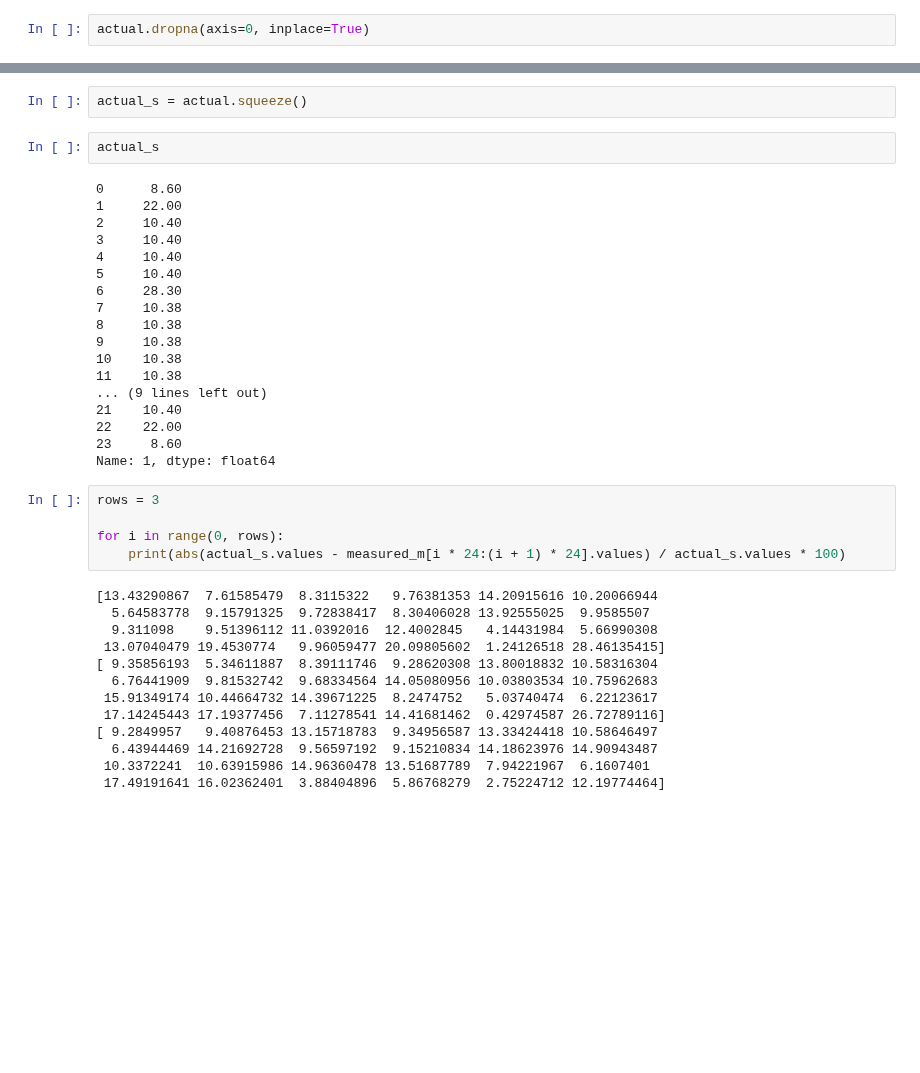
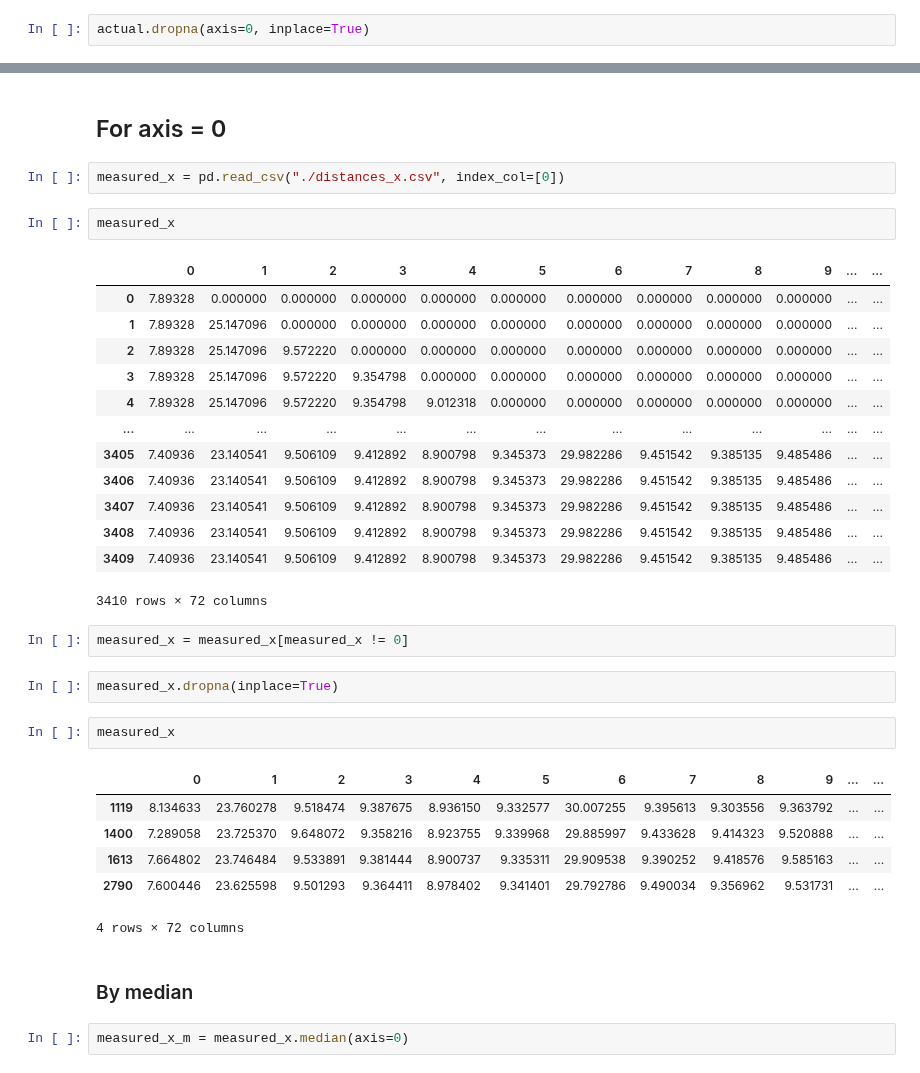
Before and after one commit to enfycius/Bolts, a Jupyter notebook: analysis_distances.ipynb, the cells around one changed output, grey strips where cells are left out. Drawn from its saved outputs; the diff is of its cells as text; blank space fills up the shorter version.

```diff
--- a/analysis_distances.ipynb
+++ b/analysis_distances.ipynb
@@ -182,40 +128,37 @@ Length: 72, dtype: float64
-# %%
-actual_s = actual.squeeze()
-# %%
-actual_s
-# %% [output]
-0      8.60
-1     22.00
-2     10.40
-3     10.40
-4     10.40
-5     10.40
-6     28.30
-7     10.38
-8     10.38
-9     10.38
-10    10.38
-11    10.38
-... (9 lines left out)
-21    10.40
-22    22.00
-23     8.60
-Name: 1, dtype: float64
-# %%
-rows = 3
-
-for i in range(0, rows):
-    print(abs(actual_s.values - measured_m[i * 24:(i + 1) * 24].values) / actual_s.values * 100)
-# %% [output]
-[13.43290867  7.61585479  8.3115322   9.76381353 14.20915616 10.20066944
-  5.64583778  9.15791325  9.72838417  8.30406028 13.92555025  9.9585507
-  9.311098    9.51396112 11.0392016  12.4002845   4.14431984  5.66990308
- 13.07040479 19.4530774   9.96059477 20.09805602  1.24126518 28.46135415]
-[ 9.35856193  5.34611887  8.39111746  9.28620308 13.80018832 10.58316304
-  6.76441909  9.81532742  9.68334564 14.05080956 10.03803534 10.75962683
- 15.91349174 10.44664732 14.39671225  8.2474752   5.03740474  6.22123617
- 17.14245443 17.19377456  7.11278541 14.41681462  0.42974587 26.72789116]
-[ 9.2849957   9.40876453 13.15718783  9.34956587 13.33424418 10.58646497
-  6.43944469 14.21692728  9.56597192  9.15210834 14.18623976 14.90943487
- 10.3372241  10.63915986 14.96360478 13.51687789  7.94221967  6.1607401
- 17.49191641 16.02362401  3.88404896  5.86768279  2.75224712 12.19774464]
+# %% [markdown]
+## For axis = 0
+# %%
+measured_x = pd.read_csv("./distances_x.csv", index_col=[0])
+# %%
+measured_x
+# %% [output]
+|  | 0 | 1 | 2 | 3 | 4 | 5 | 6 | 7 | 8 | 9 | ... | ... |
+| 0 | 7.89328 | 0.000000 | 0.000000 | 0.000000 | 0.000000 | 0.000000 | 0.000000 | 0.000000 | 0.000000 | 0.000000 | ... | ... |
+| 1 | 7.89328 | 25.147096 | 0.000000 | 0.000000 | 0.000000 | 0.000000 | 0.000000 | 0.000000 | 0.000000 | 0.000000 | ... | ... |
+| 2 | 7.89328 | 25.147096 | 9.572220 | 0.000000 | 0.000000 | 0.000000 | 0.000000 | 0.000000 | 0.000000 | 0.000000 | ... | ... |
+| 3 | 7.89328 | 25.147096 | 9.572220 | 9.354798 | 0.000000 | 0.000000 | 0.000000 | 0.000000 | 0.000000 | 0.000000 | ... | ... |
+| 4 | 7.89328 | 25.147096 | 9.572220 | 9.354798 | 9.012318 | 0.000000 | 0.000000 | 0.000000 | 0.000000 | 0.000000 | ... | ... |
+| ... | ... | ... | ... | ... | ... | ... | ... | ... | ... | ... | ... | ... |
+| 3405 | 7.40936 | 23.140541 | 9.506109 | 9.412892 | 8.900798 | 9.345373 | 29.982286 | 9.451542 | 9.385135 | 9.485486 | ... | ... |
+| 3406 | 7.40936 | 23.140541 | 9.506109 | 9.412892 | 8.900798 | 9.345373 | 29.982286 | 9.451542 | 9.385135 | 9.485486 | ... | ... |
+| 3407 | 7.40936 | 23.140541 | 9.506109 | 9.412892 | 8.900798 | 9.345373 | 29.982286 | 9.451542 | 9.385135 | 9.485486 | ... | ... |
+| 3408 | 7.40936 | 23.140541 | 9.506109 | 9.412892 | 8.900798 | 9.345373 | 29.982286 | 9.451542 | 9.385135 | 9.485486 | ... | ... |
+| 3409 | 7.40936 | 23.140541 | 9.506109 | 9.412892 | 8.900798 | 9.345373 | 29.982286 | 9.451542 | 9.385135 | 9.485486 | ... | ... |
+3410 rows × 72 columns
+# %%
+measured_x = measured_x[measured_x != 0]
+# %%
+measured_x.dropna(inplace=True)
+# %%
+measured_x
+# %% [output]
+|  | 0 | 1 | 2 | 3 | 4 | 5 | 6 | 7 | 8 | 9 | ... | ... |
+| 1119 | 8.134633 | 23.760278 | 9.518474 | 9.387675 | 8.936150 | 9.332577 | 30.007255 | 9.395613 | 9.303556 | 9.363792 | ... | ... |
+| 1400 | 7.289058 | 23.725370 | 9.648072 | 9.358216 | 8.923755 | 9.339968 | 29.885997 | 9.433628 | 9.414323 | 9.520888 | ... | ... |
+| 1613 | 7.664802 | 23.746484 | 9.533891 | 9.381444 | 8.900737 | 9.335311 | 29.909538 | 9.390252 | 9.418576 | 9.585163 | ... | ... |
+| 2790 | 7.600446 | 23.625598 | 9.501293 | 9.364411 | 8.978402 | 9.341401 | 29.792786 | 9.490034 | 9.356962 | 9.531731 | ... | ... |
+4 rows × 72 columns
+# %% [markdown]
+### By median
+# %%
+measured_x_m = measured_x.median(axis=0)
```
Also changed, not shown: parts of 49 cells of this notebook.
